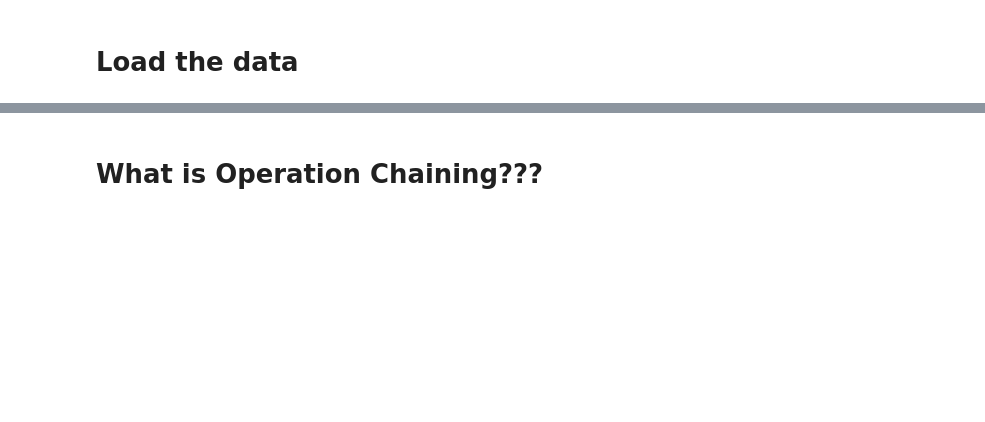
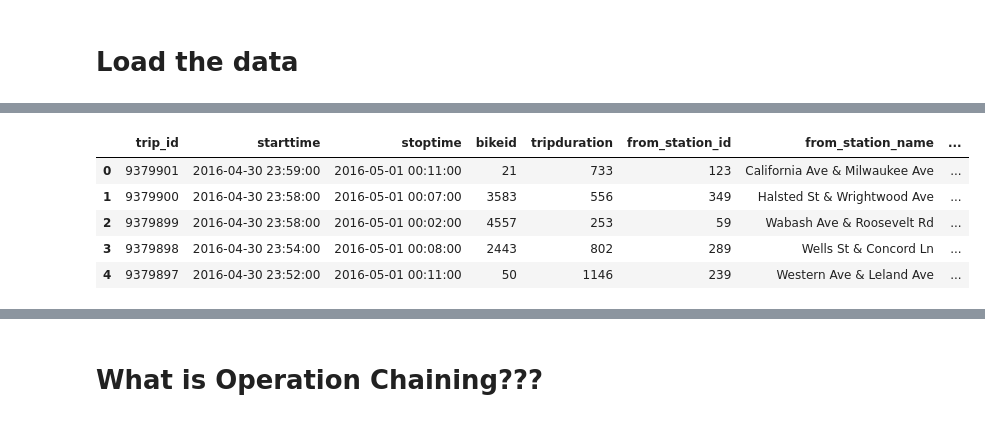
Before and after one commit to jscottcronin/clean_pandas, a Jupyter notebook: Best_Practices_With_Pandas.ipynb, the cells around one changed output, grey strips where cells are left out. Saved outputs shown, nothing was run; the diff lists cells and outputs as text; code cells hidden in the pictures; blank space fills up the shorter version.

```diff
--- a/Best_Practices_With_Pandas.ipynb
+++ b/Best_Practices_With_Pandas.ipynb
@@ -90,0 +105,12 @@ None
+# %%
+# prepare example data for demo
+example = trips.head(5).copy()
+example['length_of_trip'] = 'short_trip'
+example
+# %% [output]
+|  | trip_id | starttime | stoptime | bikeid | tripduration | from_station_id | from_station_name | ... |
+| 0 | 9379901 | 2016-04-30 23:59:00 | 2016-05-01 00:11:00 | 21 | 733 | 123 | California Ave & Milwaukee Ave | ... |
+| 1 | 9379900 | 2016-04-30 23:58:00 | 2016-05-01 00:07:00 | 3583 | 556 | 349 | Halsted St & Wrightwood Ave | ... |
+| 2 | 9379899 | 2016-04-30 23:58:00 | 2016-05-01 00:02:00 | 4557 | 253 | 59 | Wabash Ave & Roosevelt Rd | ... |
+| 3 | 9379898 | 2016-04-30 23:54:00 | 2016-05-01 00:08:00 | 2443 | 802 | 289 | Wells St & Concord Ln | ... |
+| 4 | 9379897 | 2016-04-30 23:52:00 | 2016-05-01 00:11:00 | 50 | 1146 | 239 | Western Ave & Leland Ave | ... |
```
Also changed, not shown: parts of 24 cells of this notebook.
